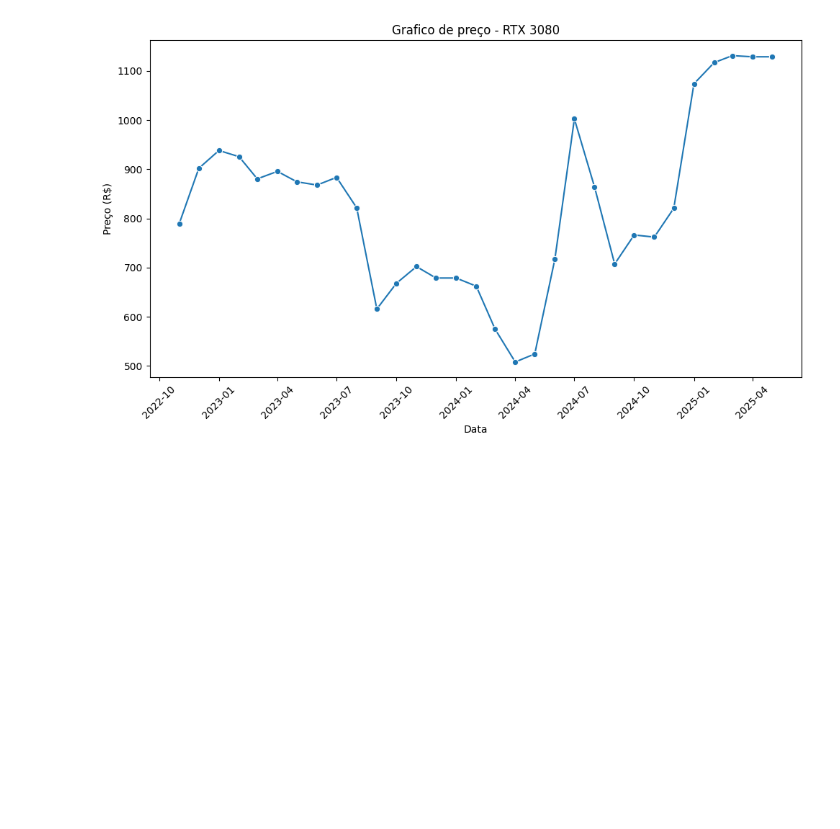
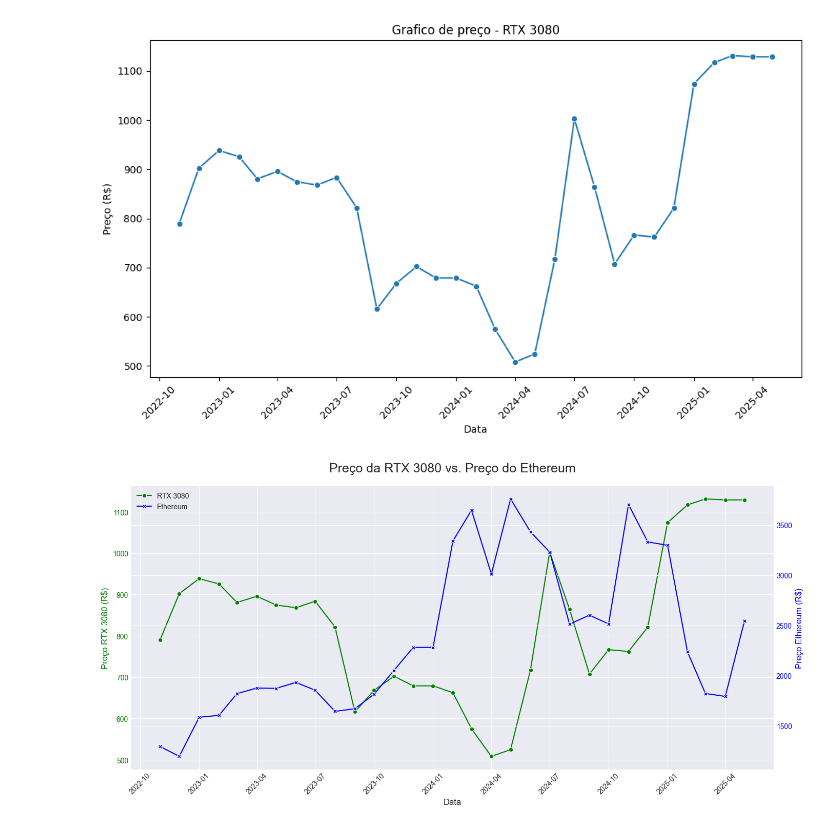
Before and after one commit to yegear1/SeleniumProject, a Jupyter notebook: Dashboard.ipynb, the cells around one changed output. Saved outputs shown, nothing was run; the diff lists cells and outputs as text; code cells hidden in the pictures; blank space fills up the shorter version.

```diff
--- a/Dashboard.ipynb
+++ b/Dashboard.ipynb
@@ -57,3 +57,80 @@ plt.show()
 3  RTX 3080 2023-02-01  925.750000
 4  RTX 3080 2023-03-01  880.733333
 [figure]
+# %%
+import pandas as pd
+import matplotlib.pyplot as plt
+import seaborn as sns
+import numpy as np
+
+# --- Carregamento e Preparação dos Dados ---
+
+# 1. DADOS DA RTX 3080 (usando seu código como base)
+# Tente ler o arquivo original do usuário, se existir.
+try:
+    df_3080 = pd.read_csv('3080_data.csv', header=None, names=['Modelo', 'Data', 'Preco'])
+    df_3080 = df_3080[df_3080['Modelo'] == 'RTX 3080']
+except FileNotFoundError:
+    print("Arquivo '3080_data.csv' não encontrado. Usando dados de exemplo para a RTX 3080.")
+    datas_3080 = pd.to_datetime([
+        "2022-10-15", "2022-12-15", "2023-02-15", "2023-04-15", "2023-06-15",
+        "2023-08-15", "2023-10-15", "2023-12-15", "2024-02-15", "2024-04-15"
+    ])
+    precos_3080 = [7850, 9380, 8800, 8700, 8800, 6150, 7000, 6800, 5250, 7150]
+    df_3080 = pd.DataFrame({'Data': datas_3080, 'Preco': precos_3080})
+
+# Padronizando os dados da 3080
+df_3080['Data'] = pd.to_datetime(df_3080['Data'], errors='coerce')
+df_3080['Preco'] = pd.to_numeric(df_3080['Preco'], errors='coerce')
+df_3080['Data'] = df_3080['Data'].dt.to_period('M').dt.to_timestamp()
+df_3080_monthly = df_3080.groupby('Data')['Preco'].mean().reset_index()
+
+
+# 2. DADOS DO ETHEREUM (carregando do arquivo que você enviou)
+df_eth_raw = pd.read_csv('ETH.csv', sep=';')
+df_eth = df_eth_raw[['timestamp', 'close']].copy()
+df_eth.rename(columns={'timestamp': 'Data', 'close': 'Preco_ETH'}, inplace=True)
+
+# Converter a coluna 'Data' para o formato datetime
+# ***** LINHA CORRIGIDA AQUI *****
+df_eth['Data'] = pd.to_datetime(df_eth['Data'], format='ISO8601')
+
+# Agrupar por mês para corresponder com os dados da 3080
+df_eth['Data'] = df_eth['Data'].dt.to_period('M').dt.to_timestamp()
+df_eth_monthly = df_eth.groupby('Data')['Preco_ETH'].mean().reset_index()
+
+
+# 3. JUNTAR (MERGE) OS DOIS DATAFRAMES
+df_merged = pd.merge(df_3080_monthly, df_eth_monthly, on='Data', how='inner')
+
+# --- Criação do Gráfico Combinado ---
+
+plt.style.use('seaborn-v0_8-darkgrid')
+fig, ax1 = plt.subplots(figsize=(14, 7))
+
+color_ax1 = 'green'
+ax1.set_xlabel('Data', fontsize=12)
+ax1.set_ylabel('Preço RTX 3080 (R$)', color=color_ax1, fontsize=12)
+sns.lineplot(data=df_merged, x='Data', y='Preco', ax=ax1, color=color_ax1, marker='o', label='RTX 3080')
+ax1.tick_params(axis='y', labelcolor=color_ax1)
+ax1.tick_params(axis='x', rotation=45)
+
+ax2 = ax1.twinx()
+color_ax2 = 'blue'
+ax2.set_ylabel('Preço Ethereum (R$)', color=color_ax2, fontsize=12)
+sns.lineplot(data=df_merged, x='Data', y='Preco_ETH', ax=ax2, color=color_ax2, marker='X', label='Ethereum')
+ax2.tick_params(axis='y', labelcolor=color_ax2)
+
+# --- Finalização e Exibição ---
+
+plt.title('Preço da RTX 3080 vs. Preço do Ethereum', fontsize=18, pad=20)
+lines1, labels1 = ax1.get_legend_handles_labels()
+lines2, labels2 = ax2.get_legend_handles_labels()
+ax1.legend(lines1 + lines2, labels1 + labels2, loc='upper left')
+if ax2.get_legend():
+    ax2.get_legend().remove()
+
+fig.tight_layout()
+plt.show()
+# %% [output]
+[figure, added]
```
Also changed, not shown: 1 other file.
